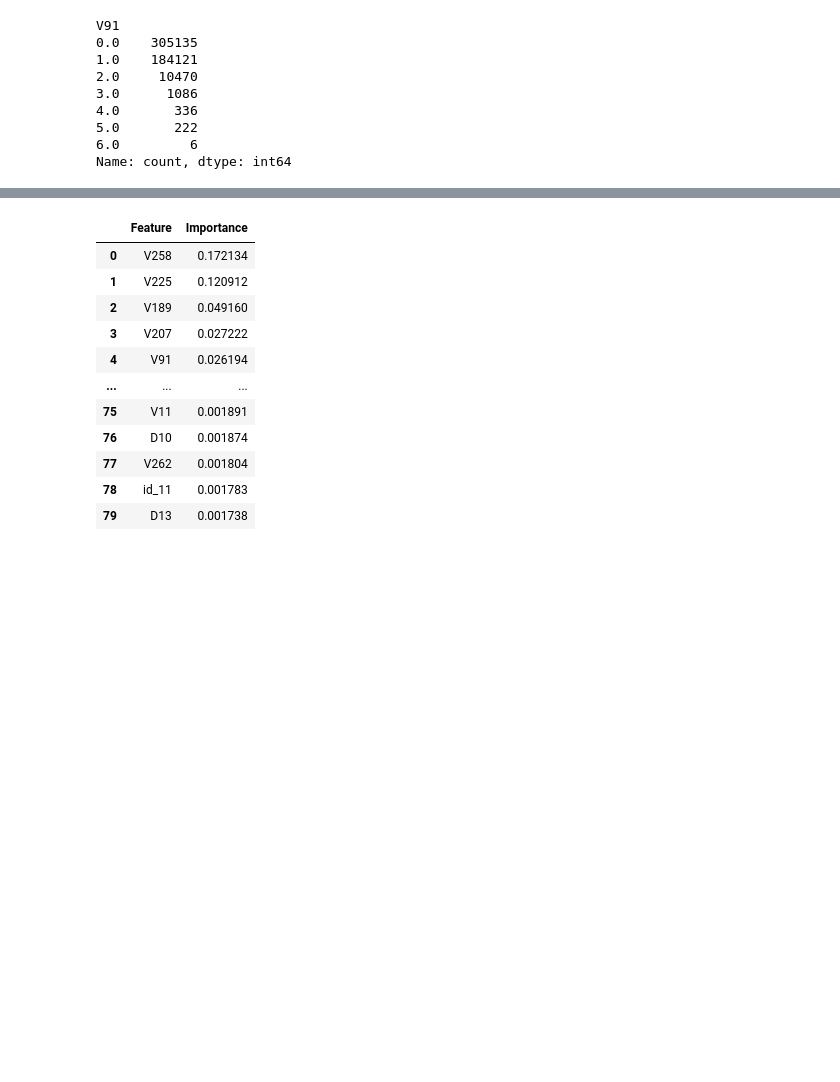
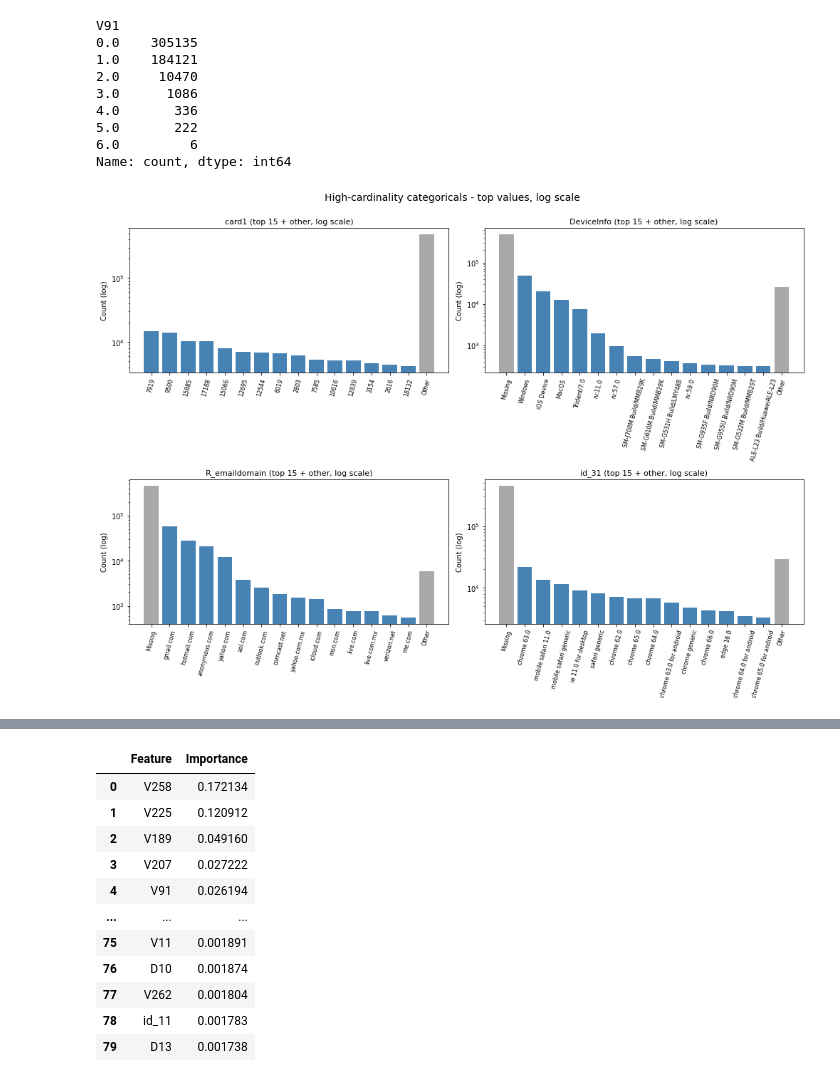
Before and after one commit to hungryfire267/rag-fraud-detection-api, a Jupyter notebook: notebooks/visualisations.ipynb, the cells around one changed output, grey strips where cells are left out. Drawn from its saved outputs; the diff is of its cells as text; code cells hidden in the pictures; blank space fills up the shorter version.

```diff
--- a/notebooks/visualisations.ipynb
+++ b/notebooks/visualisations.ipynb
@@ -262,3 +337,28 @@ V91
 5.0       222
 6.0         6
 Name: count, dtype: int64
+# %%
+high_card_cols = ["card1", "DeviceInfo", "R_emaildomain", "id_31"]
+top_n = 15
+
+fig, axes = plt.subplots(2, 2, figsize=(14, 10))
+axes = axes.ravel()
+
+for i, col in enumerate(high_card_cols):
+    filled = filtered_df[col].fillna("Missing").astype(str)
+    counts = filled.value_counts()
+    top = counts.head(top_n)
+    other_count = counts.iloc[top_n:].sum()
+    if other_count > 0:
+        top = pd.concat([top, pd.Series({"Other": other_count})])
+    colors = ["darkgray" if lab in ("Missing", "Other") else "steelblue" for lab in top.index]
+    axes[i].bar(top.index.astype(str), top.values, color=colors)
+    axes[i].set_yscale("log")
+    axes[i].set_title(f"{col} (top {top_n} + other, log scale)", fontsize=11)
+    axes[i].set_ylabel("Count (log)", fontsize=10)
+    axes[i].tick_params(axis="x", rotation=75, labelsize=8)
+
+plt.suptitle("High-cardinality categoricals - top values, log scale", y=1.00, fontsize=14)
+plt.tight_layout()
+# %% [output]
+[figure, added]
```
Also changed, not shown: parts of 13 cells of this notebook.
